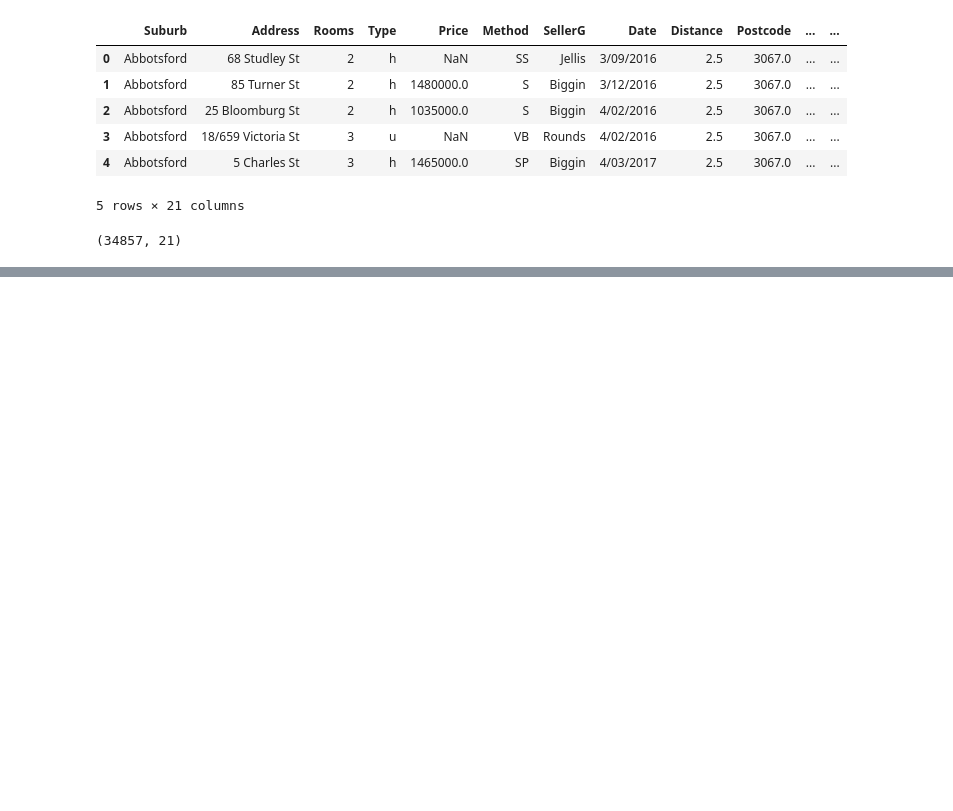
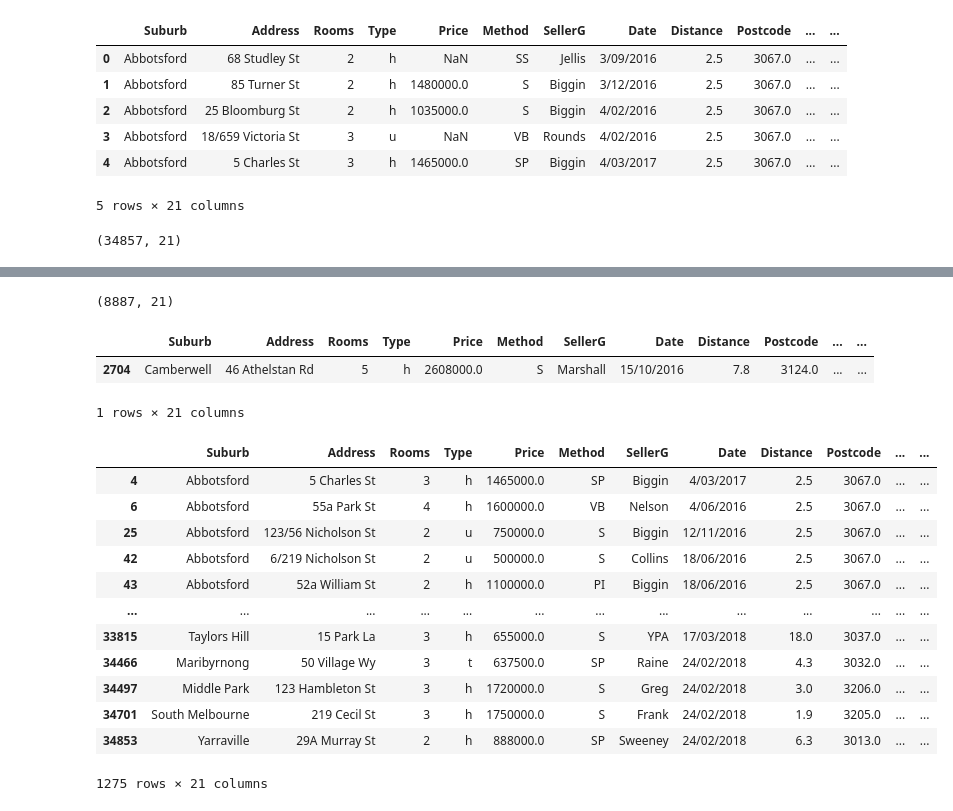
Before and after one commit to rehanalytics/Melbourne_house_price_predictive_analytics, a Jupyter notebook: Untitled0.ipynb, the cells around one changed output, grey strips where cells are left out. Drawn from its saved outputs; the diff is of its cells as text; code cells hidden in the pictures; blank space fills up the shorter version.

```diff
--- a/Untitled0.ipynb
+++ b/Untitled0.ipynb
@@ -57,0 +333,3 @@ df2.shape
+# %%
+df3= df2.dropna()
+df3.isnull().sum()
@@ -57,0 +355,7 @@ df2.shape
+# %%
+pd.set_option("display.max_columns", None)
+pd.set_option("display.max_rows", None)
+# %%
+df3.shape
+# %% [output]
+(8887, 21)
@@ -57,0 +364,22 @@ df2.shape
+# %%
+df3[df3.BuildingArea> 3000]
+# %% [output]
+|  | Suburb | Address | Rooms | Type | Price | Method | SellerG | Date | Distance | Postcode | ... | ... |
+| 2704 | Camberwell | 46 Athelstan Rd | 5 | h | 2608000.0 | S | Marshall | 15/10/2016 | 7.8 | 3124.0 | ... | ... |
+1 rows × 21 columns
+# %%
+df3[df3["BuildingArea"] > df3["Landsize"]]
+# %% [output]
+|  | Suburb | Address | Rooms | Type | Price | Method | SellerG | Date | Distance | Postcode | ... | ... |
+| 4 | Abbotsford | 5 Charles St | 3 | h | 1465000.0 | SP | Biggin | 4/03/2017 | 2.5 | 3067.0 | ... | ... |
+| 6 | Abbotsford | 55a Park St | 4 | h | 1600000.0 | VB | Nelson | 4/06/2016 | 2.5 | 3067.0 | ... | ... |
+| 25 | Abbotsford | 123/56 Nicholson St | 2 | u | 750000.0 | S | Biggin | 12/11/2016 | 2.5 | 3067.0 | ... | ... |
+| 42 | Abbotsford | 6/219 Nicholson St | 2 | u | 500000.0 | S | Collins | 18/06/2016 | 2.5 | 3067.0 | ... | ... |
+| 43 | Abbotsford | 52a William St | 2 | h | 1100000.0 | PI | Biggin | 18/06/2016 | 2.5 | 3067.0 | ... | ... |
+| ... | ... | ... | ... | ... | ... | ... | ... | ... | ... | ... | ... | ... |
+| 33815 | Taylors Hill | 15 Park La | 3 | h | 655000.0 | S | YPA | 17/03/2018 | 18.0 | 3037.0 | ... | ... |
+| 34466 | Maribyrnong | 50 Village Wy | 3 | t | 637500.0 | SP | Raine | 24/02/2018 | 4.3 | 3032.0 | ... | ... |
+| 34497 | Middle Park | 123 Hambleton St | 3 | h | 1720000.0 | S | Greg | 24/02/2018 | 3.0 | 3206.0 | ... | ... |
+| 34701 | South Melbourne | 219 Cecil St | 3 | h | 1750000.0 | S | Frank | 24/02/2018 | 1.9 | 3205.0 | ... | ... |
+| 34853 | Yarraville | 29A Murray St | 2 | h | 888000.0 | SP | Sweeney | 24/02/2018 | 6.3 | 3013.0 | ... | ... |
+1275 rows × 21 columns
```
Also changed, not shown: parts of 32 cells of this notebook.
